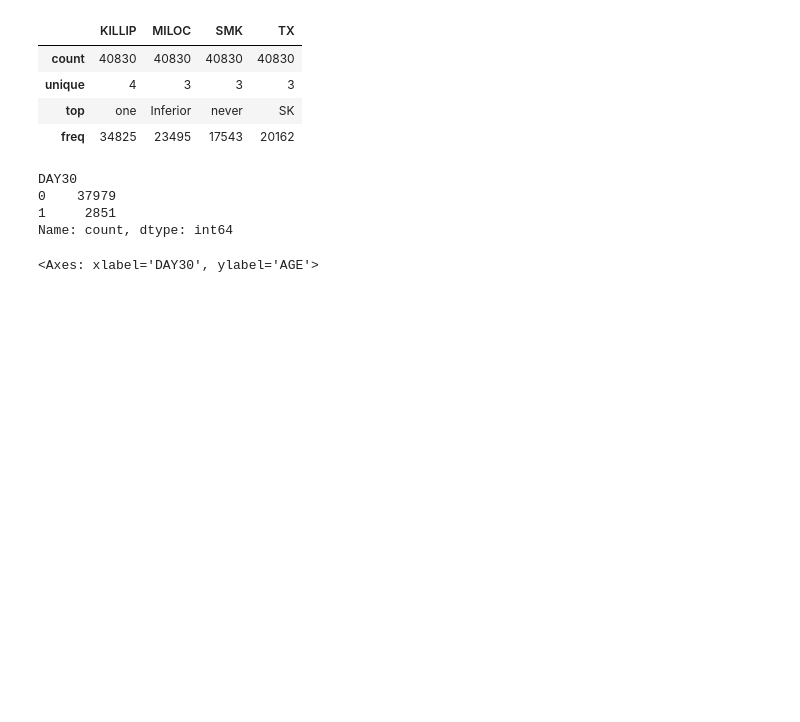
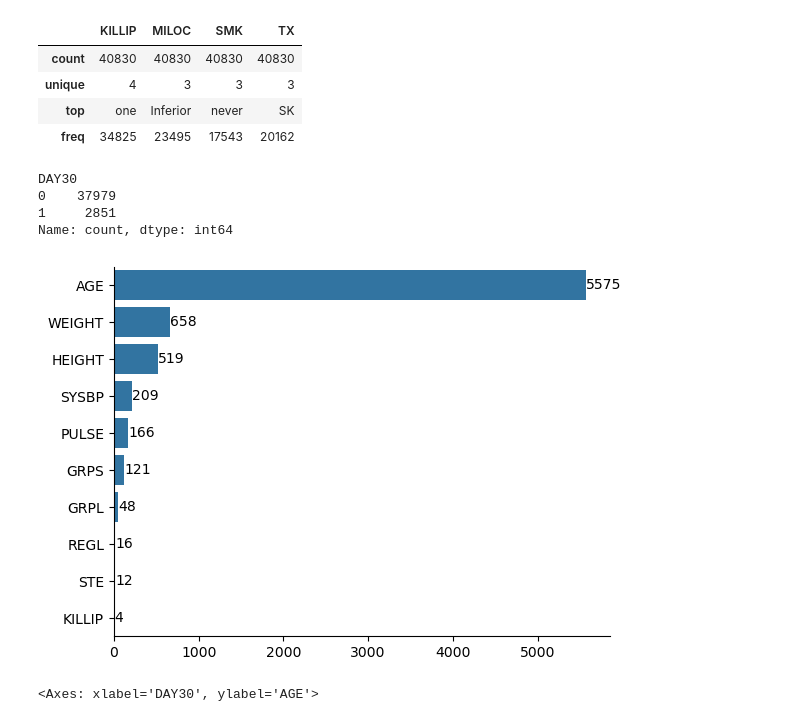
Before and after one commit to Neclow/d3a_fairness_hackathon, a Jupyter notebook: day4.ipynb, the cells around one changed output. Saved outputs shown, nothing was run; the diff lists cells and outputs as text; code cells hidden in the pictures; blank space fills up the shorter version.

```diff
--- a/day4.ipynb
+++ b/day4.ipynb
@@ -55,6 +52,19 @@ DAY30
 0    37979
 1     2851
 Name: count, dtype: int64
+# %%
+ax = sns.barplot(
+    data.apply(lambda x: len(set(x)), axis=0).sort_values(ascending=False)[:10],
+    orient="h"
+)
+
+ax.bar_label(ax.containers[0], fontsize=10)
+
+sns.despine()
+
+plt.show()
+# %% [output]
+[figure, added]
 # %%
 sns.violinplot(
     y="AGE",
```
Also changed, not shown: parts of 7 cells of this notebook.
